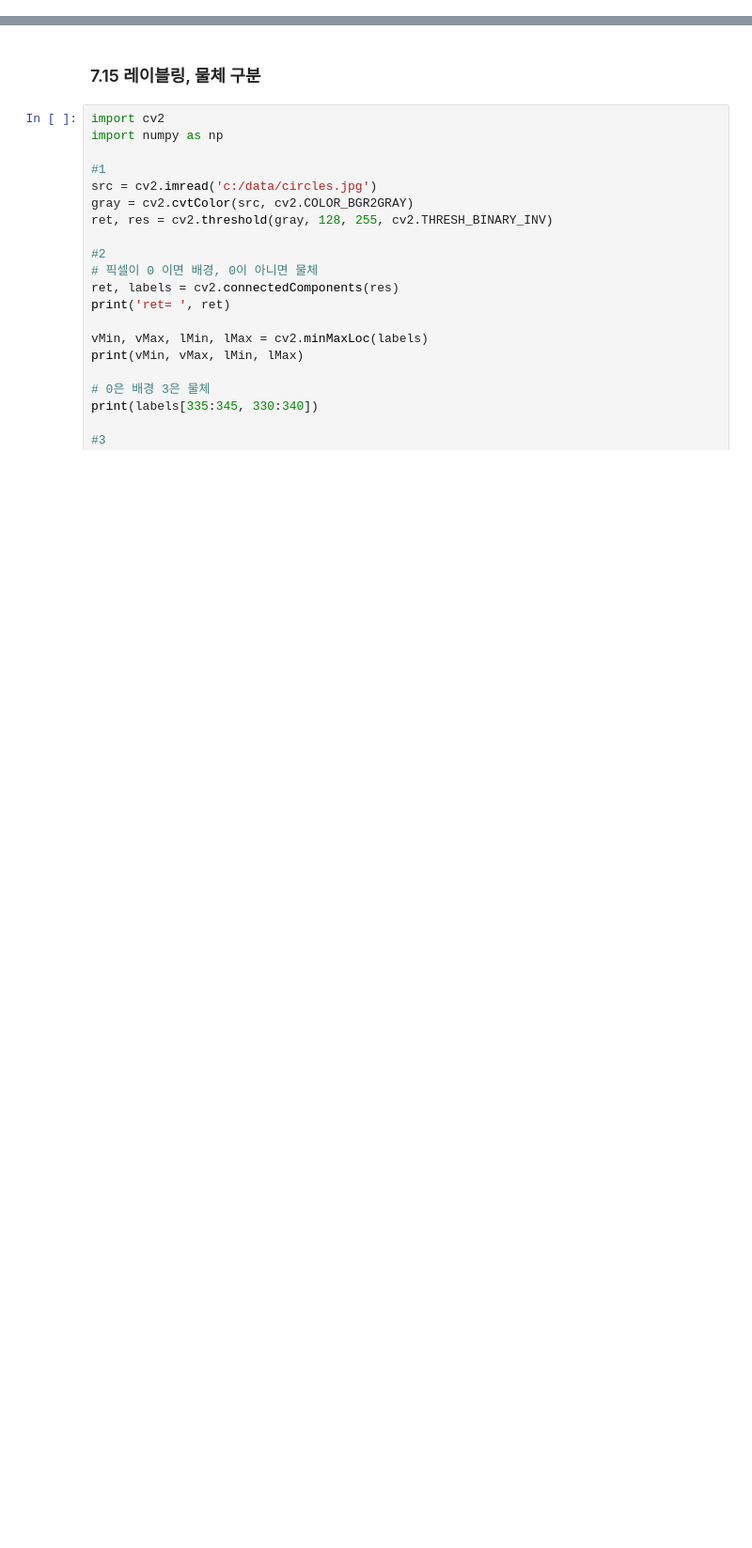
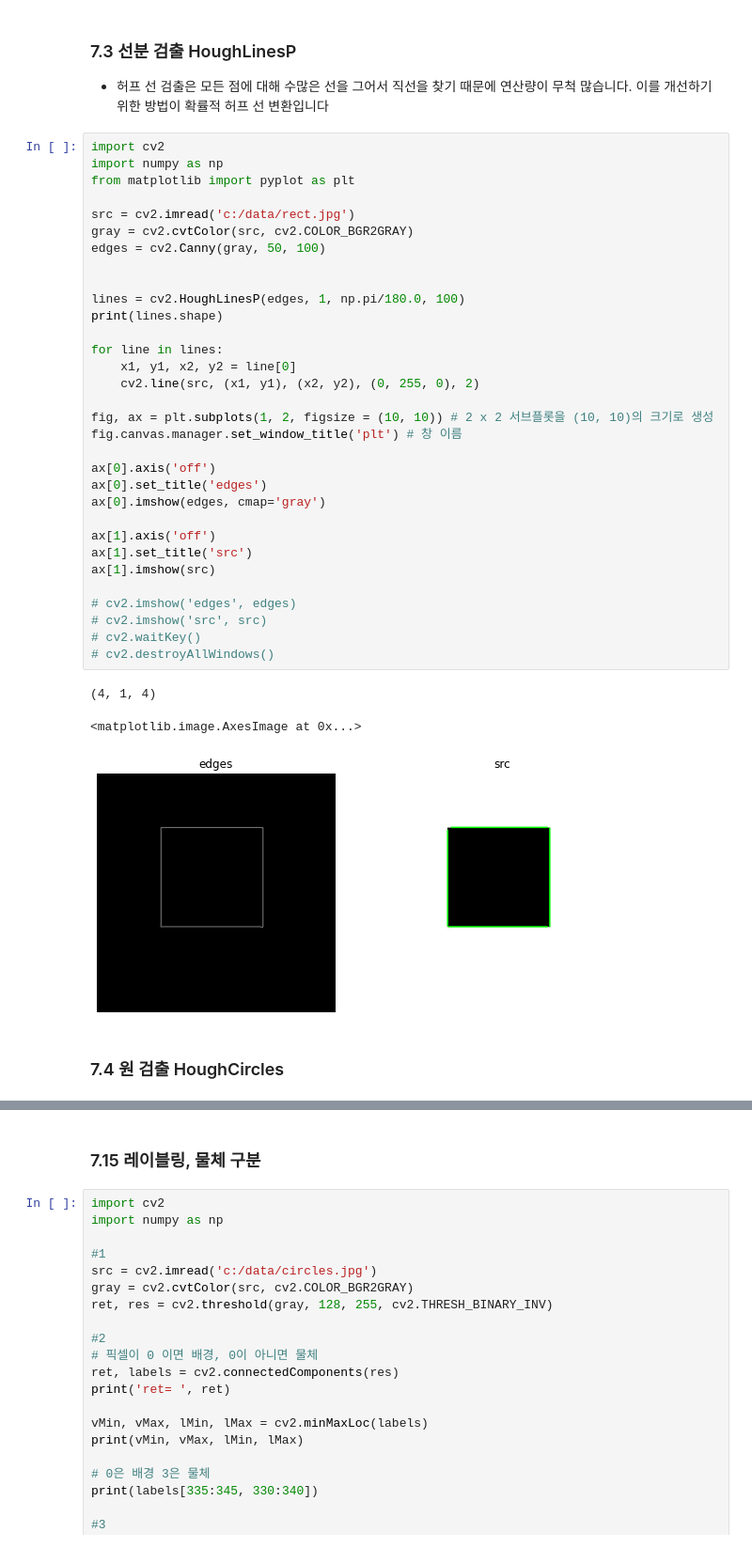
Before and after one commit to sedoll/knu_opencv, a Jupyter notebook: chap07/9week.ipynb, the cells around one changed output, grey strips where cells are left out. Shown: that part at 94% size. Saved outputs shown, nothing was run; the diff lists cells and outputs as text; blank space fills up the shorter version.

```diff
--- a/chap07/9week.ipynb
+++ b/chap07/9week.ipynb
@@ -0,0 +81,42 @@
+# %% [markdown]
+### 7.3 선분 검출 HoughLinesP
+
+* 허프 선 검출은 모든 점에 대해 수많은 선을 그어서 직선을 찾기 때문에 연산량이 무척 많습니다. 이를 개선하기 위한 방법이 확률적 허프 선 변환입니다
+# %%
+import cv2
+import numpy as np
+from matplotlib import pyplot as plt
+
+src = cv2.imread('c:/data/rect.jpg')
+gray = cv2.cvtColor(src, cv2.COLOR_BGR2GRAY)
+edges = cv2.Canny(gray, 50, 100)
+
+
+lines = cv2.HoughLinesP(edges, 1, np.pi/180.0, 100)
+print(lines.shape)
+
+for line in lines:
+    x1, y1, x2, y2 = line[0]
+    cv2.line(src, (x1, y1), (x2, y2), (0, 255, 0), 2)
+
+fig, ax = plt.subplots(1, 2, figsize = (10, 10)) # 2 x 2 서브플롯을 (10, 10)의 크기로 생성
+fig.canvas.manager.set_window_title('plt') # 창 이름
+
+ax[0].axis('off')
+ax[0].set_title('edges')
+ax[0].imshow(edges, cmap='gray')
+
+ax[1].axis('off')
+ax[1].set_title('src')
+ax[1].imshow(src)
+
+# cv2.imshow('edges', edges)
+# cv2.imshow('src', src)
+# cv2.waitKey()
+# cv2.destroyAllWindows()
+# %% [output]
+(4, 1, 4)
+<matplotlib.image.AxesImage at 0x...>
+[figure, added]
+# %% [markdown]
+### 7.4 원 검출 HoughCircles
```
Also changed, not shown: parts of 5 cells of this notebook.
